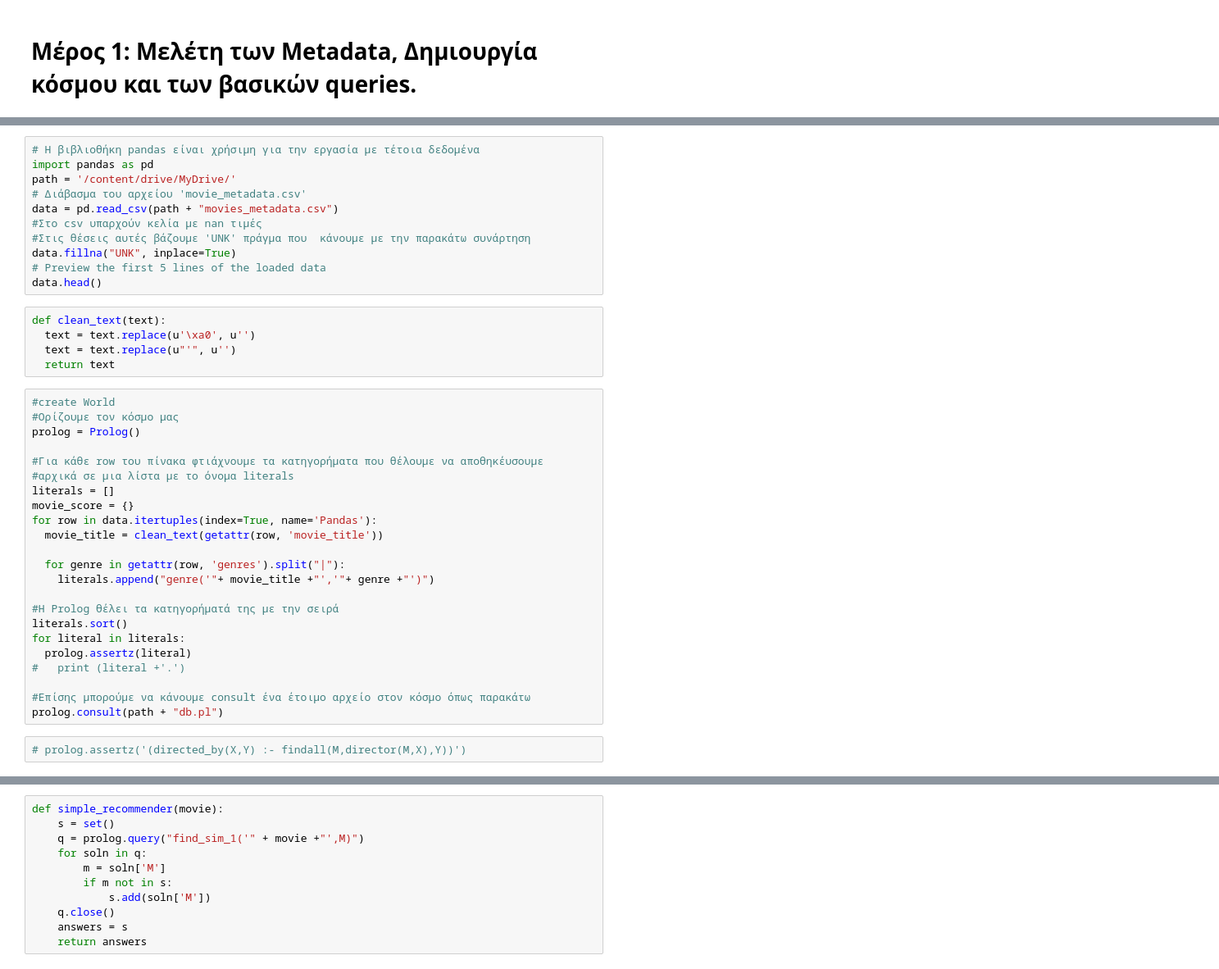
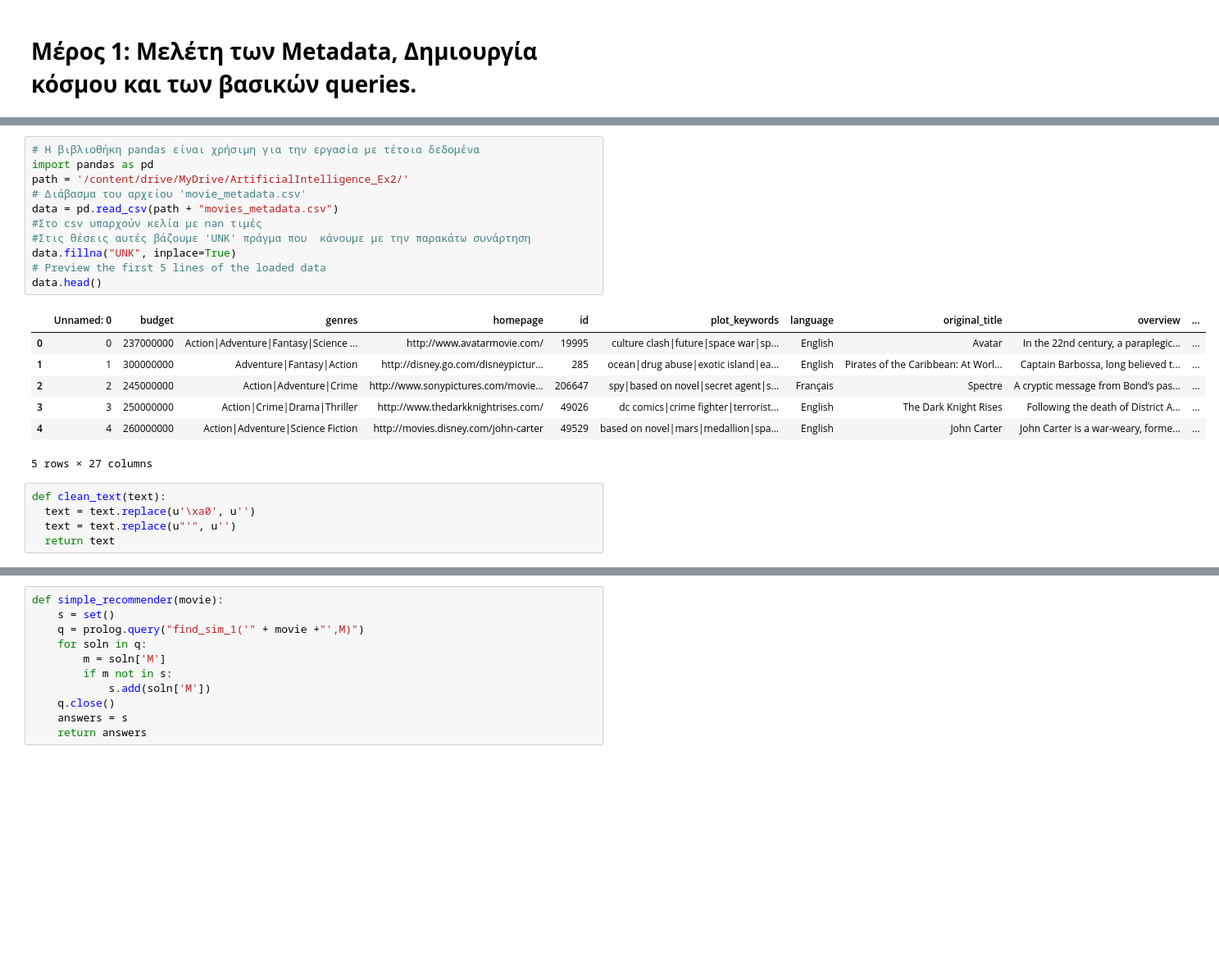
Before and after one commit to tsimiho/ArtificialIntelligence_Ex2, a Jupyter notebook: 2ο Θέμα.ipynb, the cells around one changed output, grey strips where cells are left out. Shown at 82% size. Drawn from its saved outputs; the diff is of its cells as text; blank space fills up the shorter version.

```diff
--- a/2ο Θέμα.ipynb
+++ b/2ο Θέμα.ipynb
@@ -165,41 +169,24 @@ from pyswip import Prolog
 # %%
 # Η βιβλιοθήκη pandas είναι χρήσιμη για την εργασία με τέτοια δεδομένα
 import pandas as pd
-path = '/content/drive/MyDrive/'
+path = '/content/drive/MyDrive/ArtificialIntelligence_Ex2/'
 # Διάβασμα του αρχείου 'movie_metadata.csv'
 data = pd.read_csv(path + "movies_metadata.csv")
 #Στο csv υπαρχούν κελία με nan τιμές
 #Στις θέσεις αυτές βάζουμε 'UNK' πράγμα που  κάνουμε με την παρακάτω συνάρτηση
 data.fillna("UNK", inplace=True)
 # Preview the first 5 lines of the loaded data
 data.head()
+# %% [output]
+|  | Unnamed: 0 | budget | genres | homepage | id | plot_keywords | language | original_title | overview | ... |
+| 0 | 0 | 237000000 | Action|Adventure|Fantasy|Science ... | http://www.avatarmovie.com/ | 19995 | culture clash|future|space war|sp... | English | Avatar | In the 22nd century, a paraplegic... | ... |
+| 1 | 1 | 300000000 | Adventure|Fantasy|Action | http://disney.go.com/disneypictur... | 285 | ocean|drug abuse|exotic island|ea... | English | Pirates of the Caribbean: At Worl... | Captain Barbossa, long believed t... | ... |
+| 2 | 2 | 245000000 | Action|Adventure|Crime | http://www.sonypictures.com/movie... | 206647 | spy|based on novel|secret agent|s... | Français | Spectre | A cryptic message from Bond’s pas... | ... |
+| 3 | 3 | 250000000 | Action|Crime|Drama|Thriller | http://www.thedarkknightrises.com/ | 49026 | dc comics|crime fighter|terrorist... | English | The Dark Knight Rises | Following the death of District A... | ... |
+| 4 | 4 | 260000000 | Action|Adventure|Science Fiction | http://movies.disney.com/john-carter | 49529 | based on novel|mars|medallion|spa... | English | John Carter | John Carter is a war-weary, forme... | ... |
+5 rows × 27 columns
 # %%
 def clean_text(text):
   text = text.replace(u'\xa0', u'')
   text = text.replace(u"'", u'')
   return text
-# %%
-#create World
-#Ορίζουμε τον κόσμο μας
-prolog = Prolog()
-
-#Για κάθε row του πίνακα φτιάχνουμε τα κατηγορήματα που θέλουμε να αποθηκέυσουμε
-#αρχικά σε μια λίστα με το όνομα literals
-literals = []
-movie_score = {}
-for row in data.itertuples(index=True, name='Pandas'):
-  movie_title = clean_text(getattr(row, 'movie_title'))
-
-  for genre in getattr(row, 'genres').split("|"):
-    literals.append("genre('"+ movie_title +"','"+ genre +"')")
-
-#Η Prolog θέλει τα κατηγορήματά της με την σειρά
-literals.sort()
-for literal in literals:
-  prolog.assertz(literal)
-#   print (literal +'.')
-
-#Επίσης μπορούμε να κάνουμε consult ένα έτοιμο αρχείο στον κόσμο όπως παρακάτω
-prolog.consult(path + "db.pl")
-# %%
-# prolog.assertz('(directed_by(X,Y) :- findall(M,director(M,X),Y))')
```
Also changed, not shown: parts of 6 cells of this notebook.
